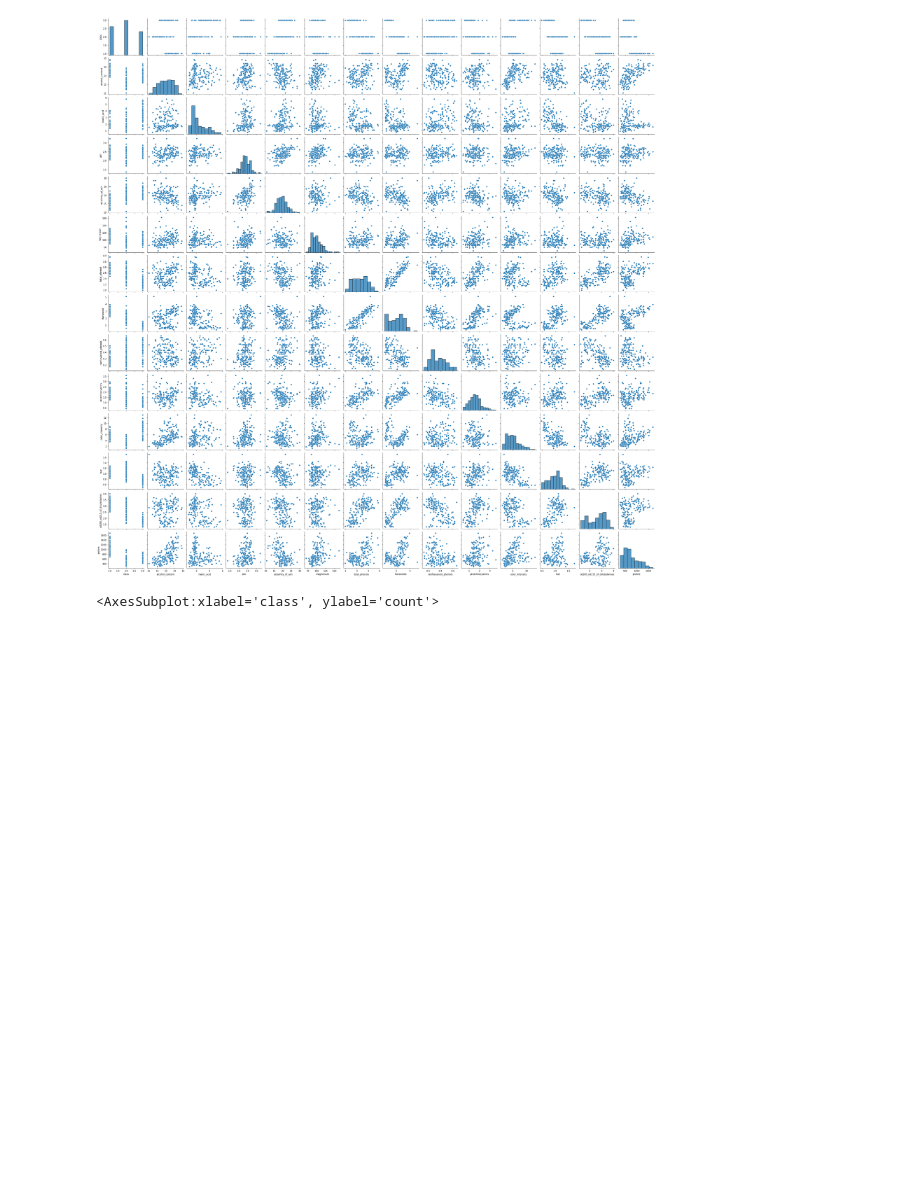
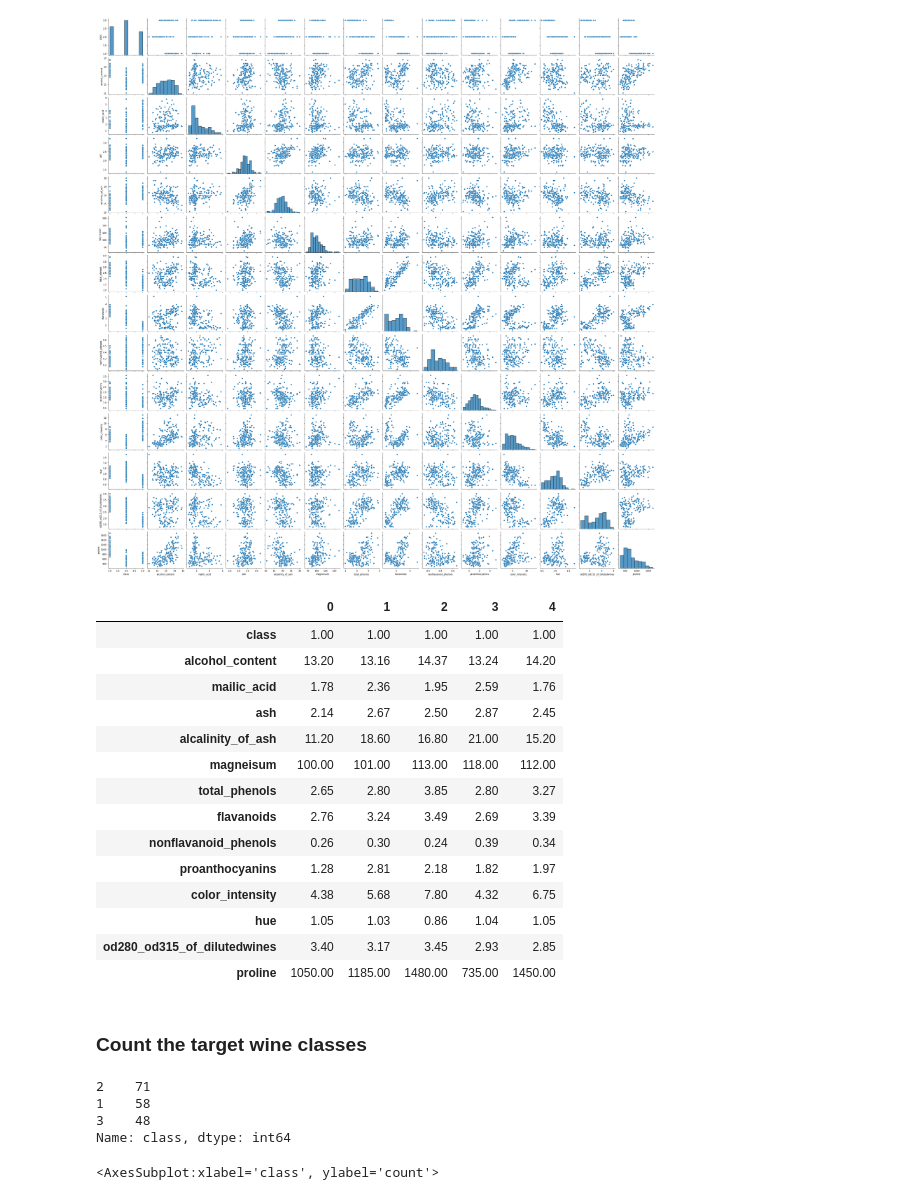
Before and after one commit to randyfrench/wine_project, a Jupyter notebook: wine_project_workup.ipynb, the cells around one changed output. Cells and saved outputs as stored; diff of their text form; code cells hidden in the pictures; blank space fills up the shorter version.

```diff
--- a/wine_project_workup.ipynb
+++ b/wine_project_workup.ipynb
@@ -84,4 +115,32 @@ sns.pairplot(dataset)
 # %% [output]
 <seaborn.axisgrid.PairGrid at 0x...>
 [figure]
+# %%
+# transpose the data for a different view
+df.head().T
+# %% [output]
+|  | 0 | 1 | 2 | 3 | 4 |
+| class | 1.00 | 1.00 | 1.00 | 1.00 | 1.00 |
+| alcohol_content | 13.20 | 13.16 | 14.37 | 13.24 | 14.20 |
+| mailic_acid | 1.78 | 2.36 | 1.95 | 2.59 | 1.76 |
+| ash | 2.14 | 2.67 | 2.50 | 2.87 | 2.45 |
+| alcalinity_of_ash | 11.20 | 18.60 | 16.80 | 21.00 | 15.20 |
+| magneisum | 100.00 | 101.00 | 113.00 | 118.00 | 112.00 |
+| total_phenols | 2.65 | 2.80 | 3.85 | 2.80 | 3.27 |
+| flavanoids | 2.76 | 3.24 | 3.49 | 2.69 | 3.39 |
+| nonflavanoid_phenols | 0.26 | 0.30 | 0.24 | 0.39 | 0.34 |
+| proanthocyanins | 1.28 | 2.81 | 2.18 | 1.82 | 1.97 |
+| color_intensity | 4.38 | 5.68 | 7.80 | 4.32 | 6.75 |
+| hue | 1.05 | 1.03 | 0.86 | 1.04 | 1.05 |
+| od280_od315_of_dilutedwines | 3.40 | 3.17 | 3.45 | 2.93 | 2.85 |
+| proline | 1050.00 | 1185.00 | 1480.00 | 735.00 | 1450.00 |
+# %% [markdown]
+### Count the target wine classes
+# %%
+df['class'].value_counts()
+# %% [output]
+2    71
+1    58
+3    48
+Name: class, dtype: int64
 # %%
```
Also changed, not shown: parts of 23 cells of this notebook, 1 other file.
